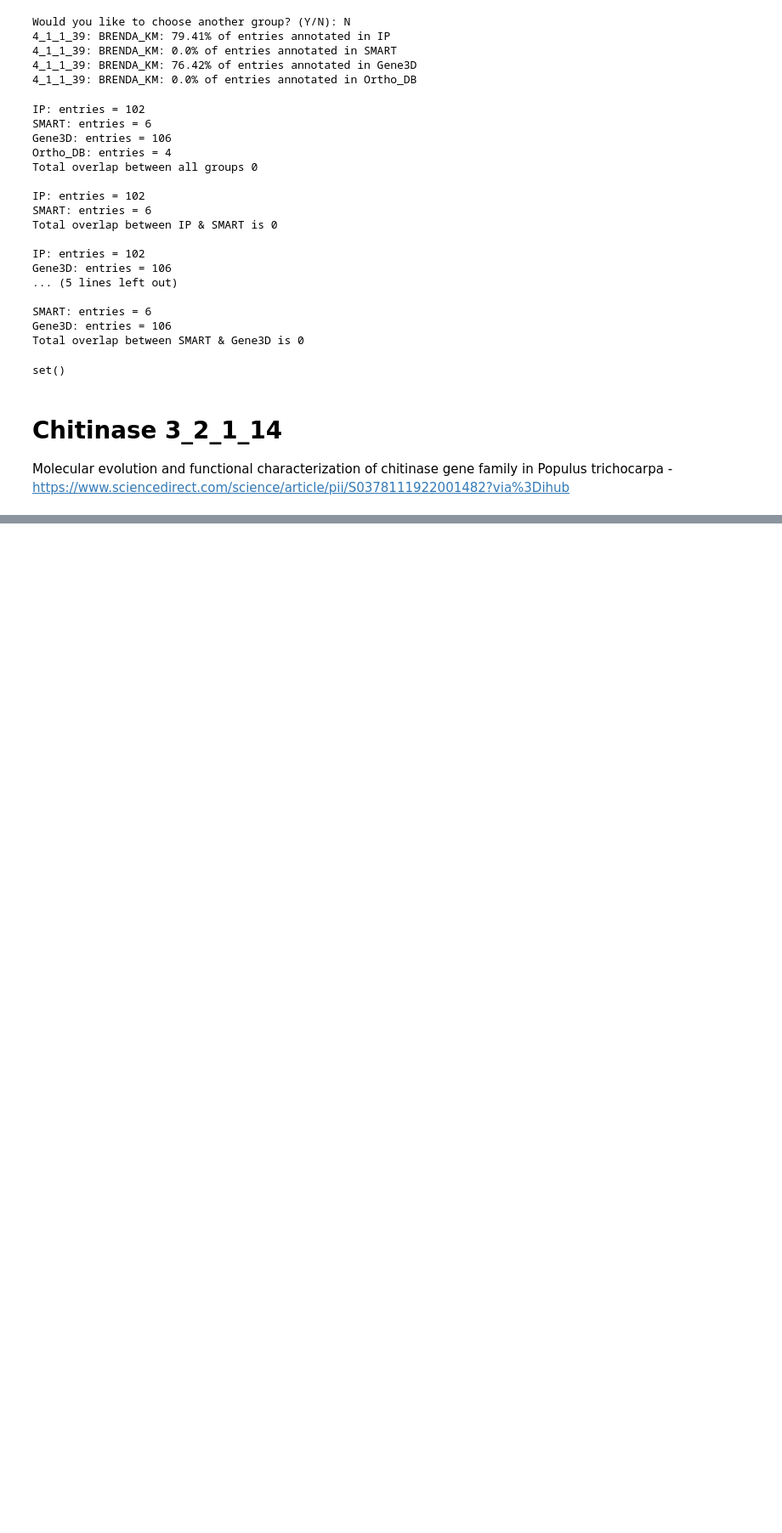
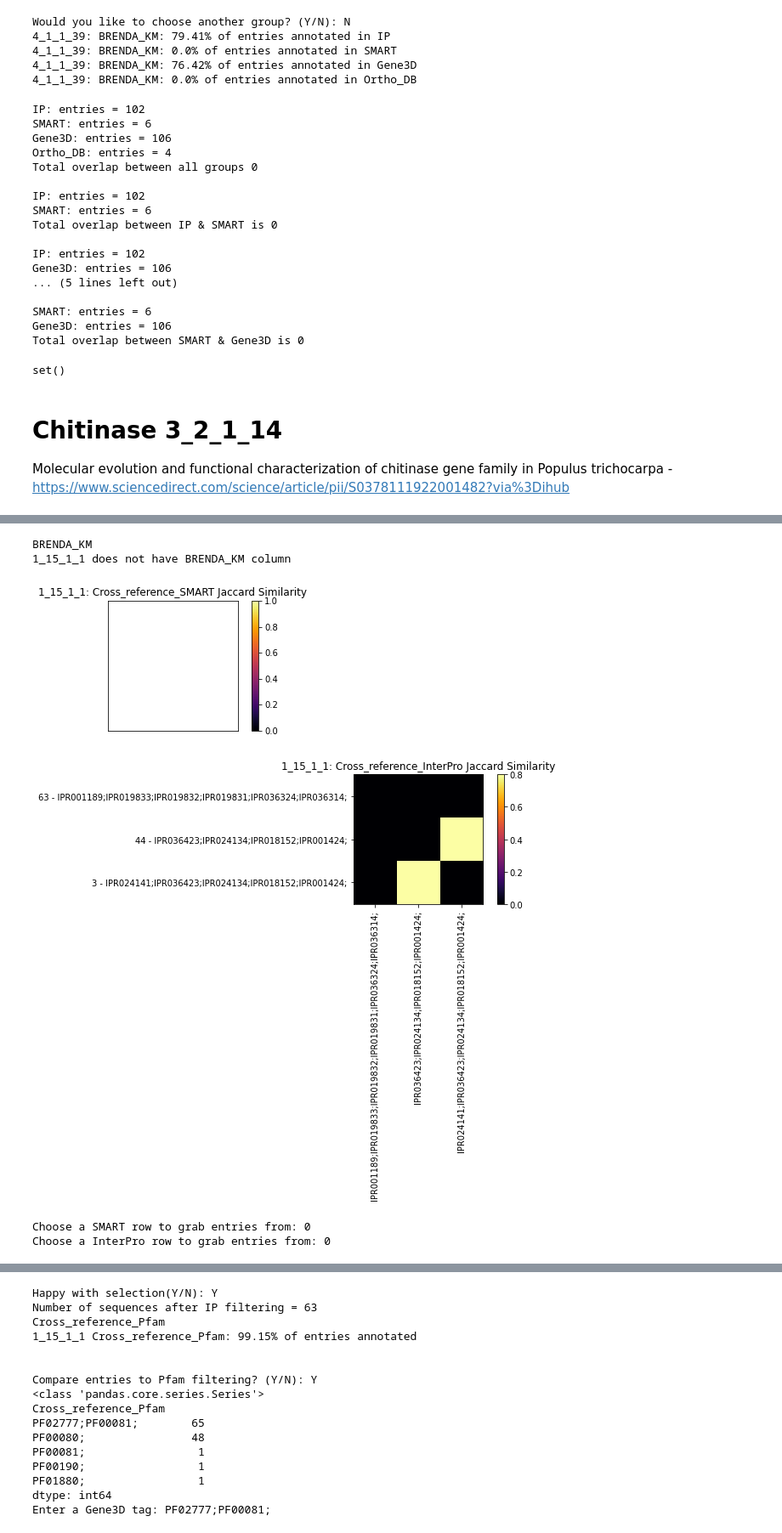
Before and after one commit to SebPorras/bioinfomatics, a Jupyter notebook: notebooks/Untitled.ipynb, the cells around one changed output, grey strips where cells are left out. Shown at 85% size. Saved outputs shown, nothing was run; the diff lists cells and outputs as text; code cells hidden in the pictures; blank space fills up the shorter version.

```diff
--- a/notebooks/Untitled.ipynb
+++ b/notebooks/Untitled.ipynb
@@ -273,0 +409,9 @@ test['SMART']
+# %%
+test = generate_filtered_entries('1_15_1_1', 0.8, 'BRENDA_KM', 2)
+# %% [output]
+BRENDA_KM
+1_15_1_1 does not have BRENDA_KM column
+[figure, added]
+[figure, added]
+Choose a SMART row to grab entries from: 0
+Choose a InterPro row to grab entries from: 0
@@ -273,0 +419,16 @@ test['SMART']
+Happy with selection(Y/N): Y
+Number of sequences after IP filtering = 63
+Cross_reference_Pfam
+1_15_1_1 Cross_reference_Pfam: 99.15% of entries annotated
+
+
+Compare entries to Pfam filtering? (Y/N): Y
+<class 'pandas.core.series.Series'>
+Cross_reference_Pfam
+PF02777;PF00081;        65
+PF00080;                48
+PF00081;                 1
+PF00190;                 1
+PF01880;                 1
+dtype: int64
+Enter a Gene3D tag: PF02777;PF00081;
```
Also changed, not shown: parts of 14 cells of this notebook, 25 other files.
